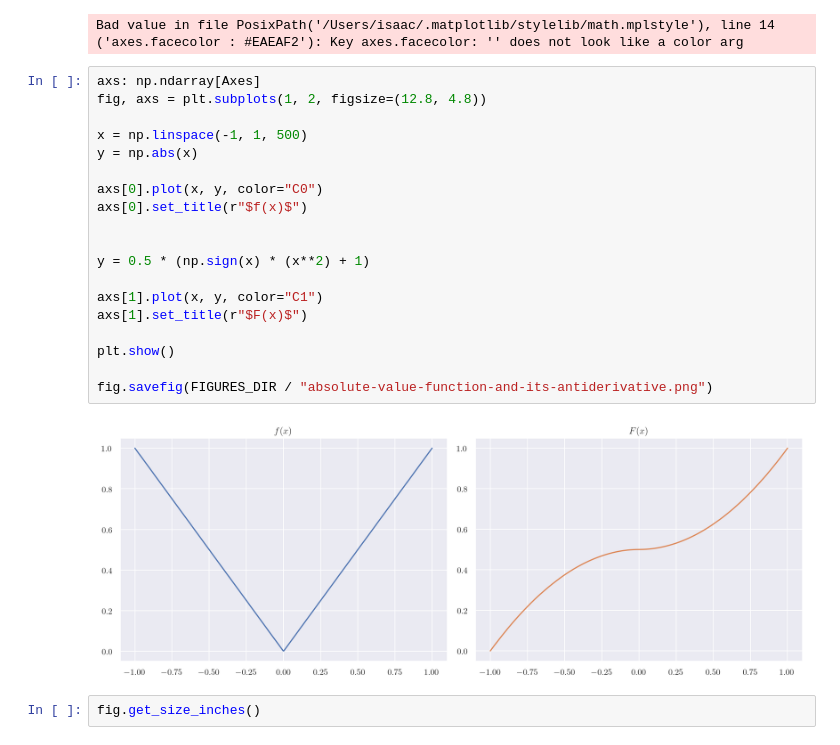
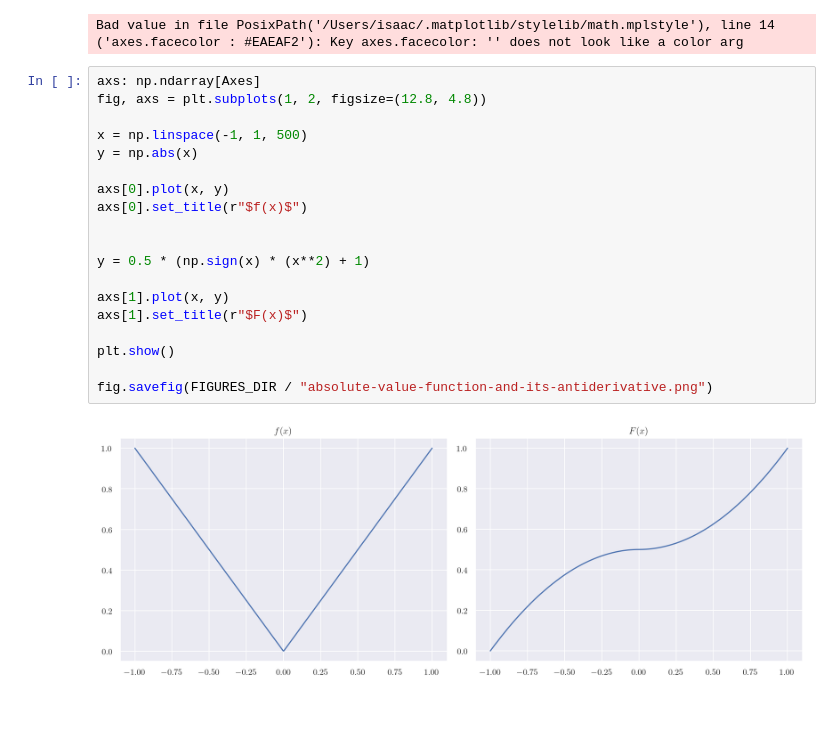
Before and after one commit to Isaac-Fate/mathematical-analysis, a Jupyter notebook: notebooks/the-riemann-stieltjes-integral/the-function-of-variable-upper-limit-integrals.ipynb, the cells around one changed output. Drawn from its saved outputs; the diff is of its cells as text; blank space fills up the shorter version.

```diff
--- a/notebooks/the-riemann-stieltjes-integral/the-function-of-variable-upper-limit-integrals.ipynb
+++ b/notebooks/the-riemann-stieltjes-integral/the-function-of-variable-upper-limit-integrals.ipynb
@@ -27,23 +27,21 @@ Bad value in file PosixPath('/Users/isaac/.matplotlib/stylelib/math.mplstyle'),
 # %%
 axs: np.ndarray[Axes]
 fig, axs = plt.subplots(1, 2, figsize=(12.8, 4.8))
 
 x = np.linspace(-1, 1, 500)
 y = np.abs(x)
 
-axs[0].plot(x, y, color="C0")
+axs[0].plot(x, y)
 axs[0].set_title(r"$f(x)$")
 
 
 y = 0.5 * (np.sign(x) * (x**2) + 1)
 
-axs[1].plot(x, y, color="C1")
+axs[1].plot(x, y)
 axs[1].set_title(r"$F(x)$")
 
 plt.show()
 
 fig.savefig(FIGURES_DIR / "absolute-value-function-and-its-antiderivative.png")
 # %% [output]
-[figure, old version]
+[figure, new version]
-# %%
-fig.get_size_inches()
```
Also changed, not shown: 7 other files.
